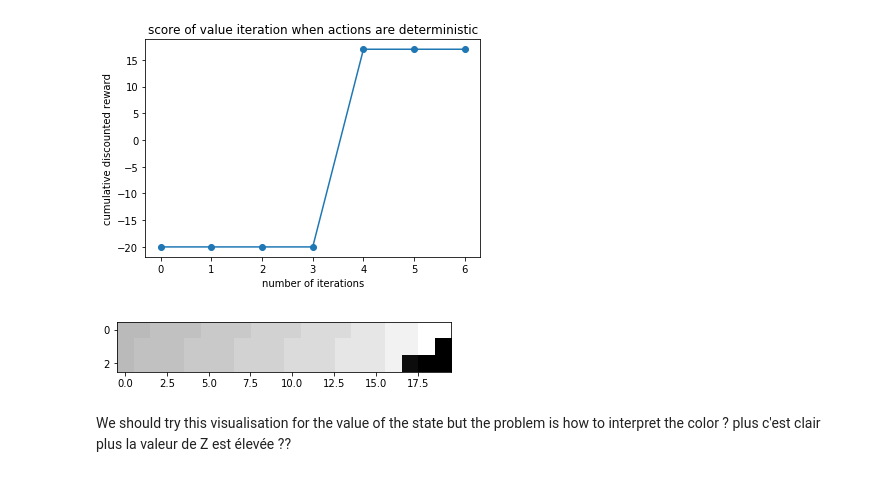
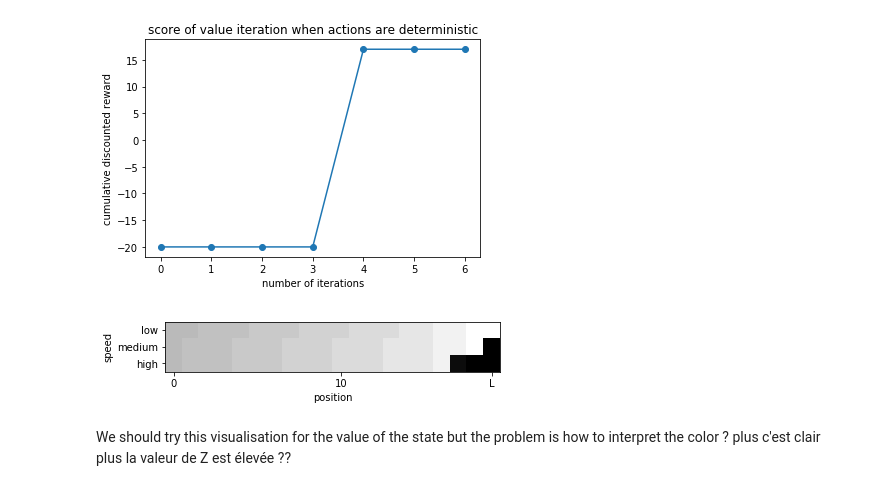
Before and after one commit to jonasracine/RL_sandbox, a Jupyter notebook: street_racer.ipynb, the cells around one changed output. Cells and saved outputs as stored; diff of their text form; code cells hidden in the pictures.

```diff
--- a/street_racer.ipynb
+++ b/street_racer.ipynb
@@ -518,10 +519,14 @@ plt.close(fig)
 [figure]
 # %%
 Z = np.array(policy_eval(p,T,R,0.01,gamma)[:trap]).reshape(l,3)
+plt.yticks([2,1,0],['high','medium','low'])
+plt.xticks([0,10,19],[0,10,'L'])
+plt.xlabel('position')
+plt.ylabel('speed')
 plt.imshow(np.transpose(Z),cmap='gray')
 plt.show()
 # %% [output]
-[figure, old version]
+[figure, new version]
 # %% [markdown]
 We should try this visualisation for the value of the state but the problem is how to interpret the color ? plus c'est clair plus la valeur de Z est élevée ??
 # %% [markdown]
```
Also changed, not shown: parts of 12 cells of this notebook, 4 other files.
